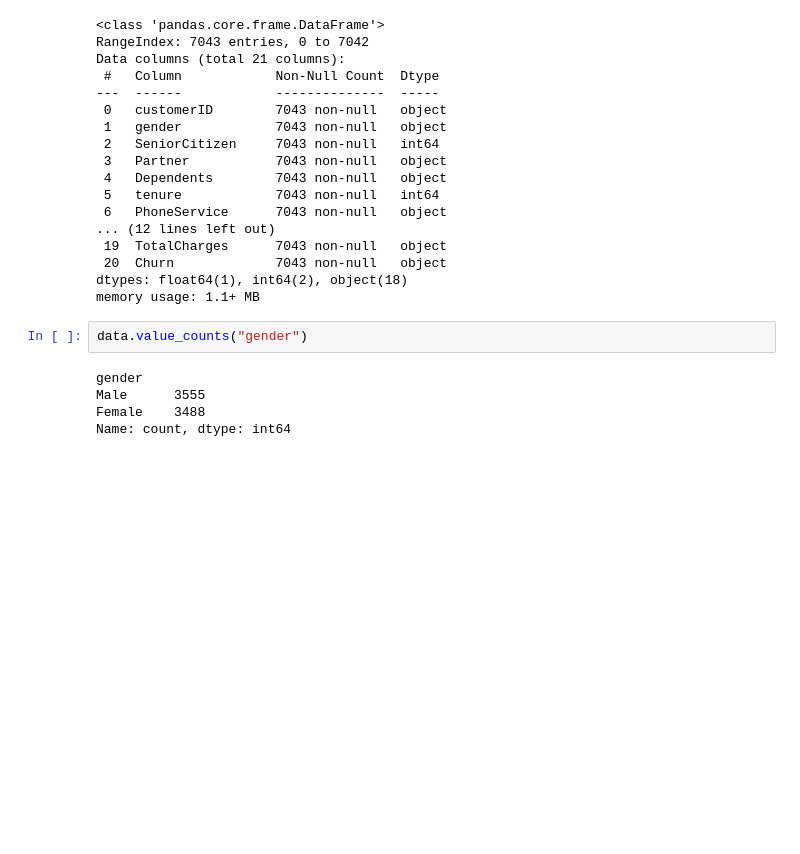
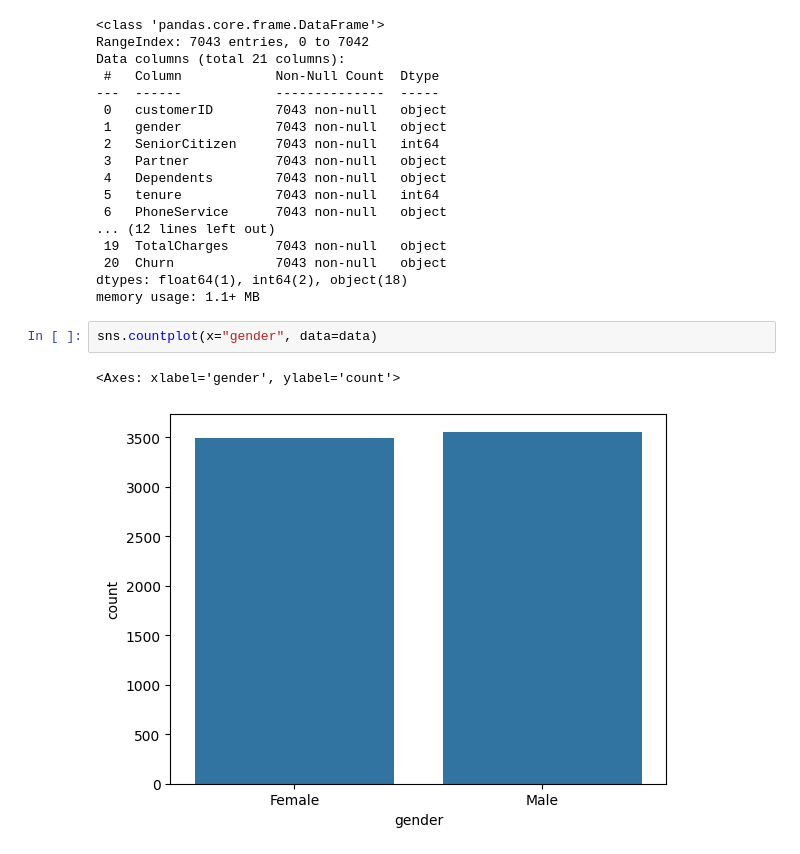
Before and after one commit to anushiny-cedrick/customer-churn, a Jupyter notebook: customer-churn/churn.ipynb, the cells around one changed output. Saved outputs shown, nothing was run; the diff lists cells and outputs as text; blank space fills up the shorter version.

Commit message:
Exploring Customer data

```diff
--- a/customer-churn/churn.ipynb
+++ b/customer-churn/churn.ipynb
@@ -35,9 +47,7 @@ Data columns (total 21 columns):
 dtypes: float64(1), int64(2), object(18)
 memory usage: 1.1+ MB
 # %%
-data.value_counts("gender")
+sns.countplot(x="gender", data=data)
 # %% [output]
-gender
-Male      3555
-Female    3488
-Name: count, dtype: int64
+<Axes: xlabel='gender', ylabel='count'>
+[figure, added]
```
Also changed, not shown: parts of 10 cells of this notebook.
